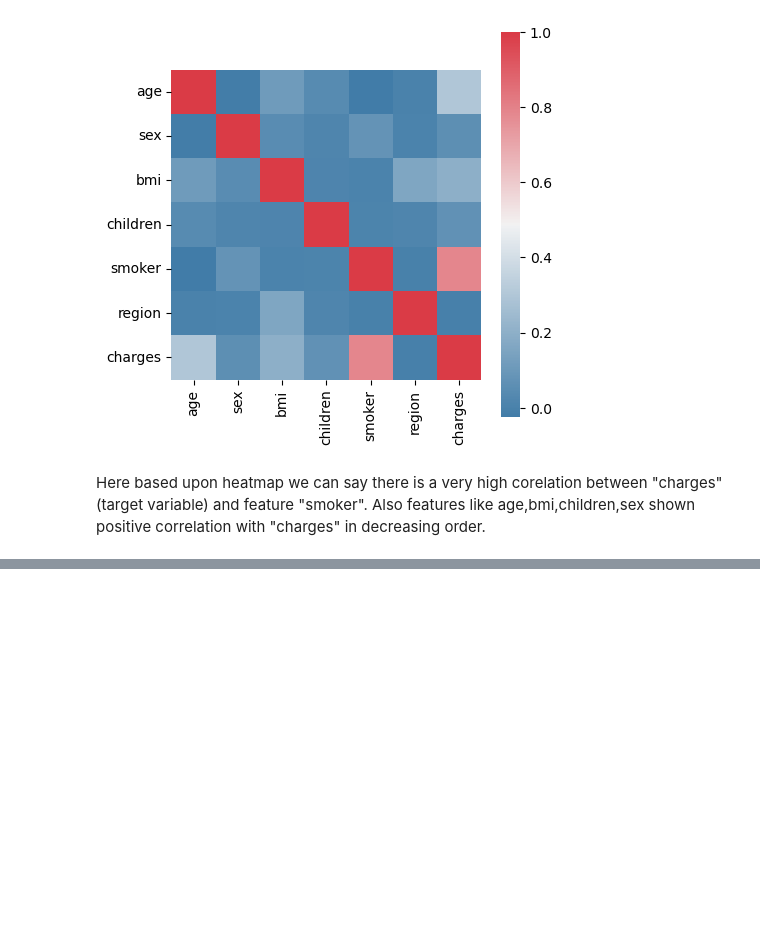
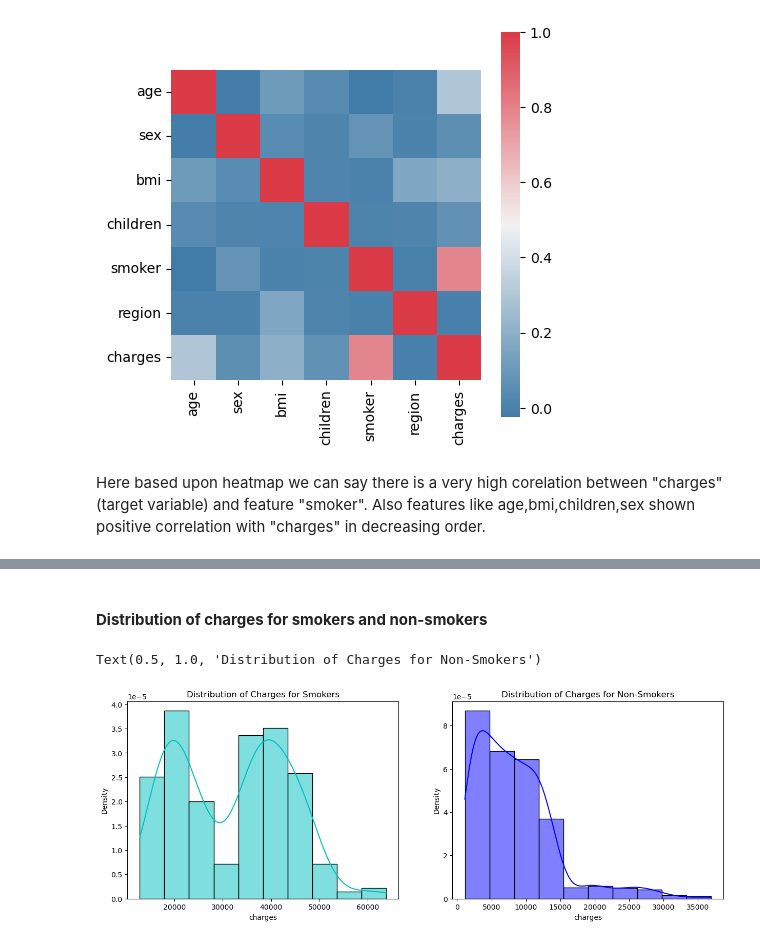
Before and after one commit to BhaveshDwaram/Medical-Insurance--Cost-Prediction, a Jupyter notebook: Medical Insurance Cost Prediction.ipynb, the cells around one changed output, grey strips where cells are left out. Drawn from its saved outputs; the diff is of its cells as text; code cells hidden in the pictures; blank space fills up the shorter version.

```diff
--- a/Medical Insurance Cost Prediction.ipynb
+++ b/Medical Insurance Cost Prediction.ipynb
@@ -204,0 +218,22 @@ Here based upon heatmap we can say there is a very high corelation between "char
+# %% [markdown]
+#### **Distribution of charges for smokers and non-smokers**
+# %%
+f=plt.figure(figsize=(15,5))# making a plot for figure with chosen width and height
+ax=f.add_subplot(121) # or we can write it as add_subplot(1,2,1) and gives the axis
+# refer to matlab subplot page to know about subplot(m,n,p)
+sns.histplot(insurance_dataframe[(insurance_dataframe.smoker==1)]["charges"],kde=True,color='c',stat='density',bins=10,ax=ax)
+
+# kde is kernal density estimate is the curve in the figure which gives a smooth distribution .
+# stat=density which normalize such that the total area of the histogram equals 1
+# bins will control the number of rectangular hist displayed
+# ax refers to axis
+# hue refers to Semantic variable that is mapped to determine the color of plot elements.
+
+ax.set_title("Distribution of Charges for Smokers") #set the title to axes
+
+ax=f.add_subplot(122)
+sns.histplot(insurance_dataframe[(insurance_dataframe.smoker==0)]["charges"],kde=True,color='b',stat='density',bins=10,ax=ax)
+ax.set_title("Distribution of Charges for Non-Smokers")
+# %% [output]
+Text(0.5, 1.0, 'Distribution of Charges for Non-Smokers')
+[figure, added]
```
Also changed, not shown: parts of 25 cells of this notebook.
